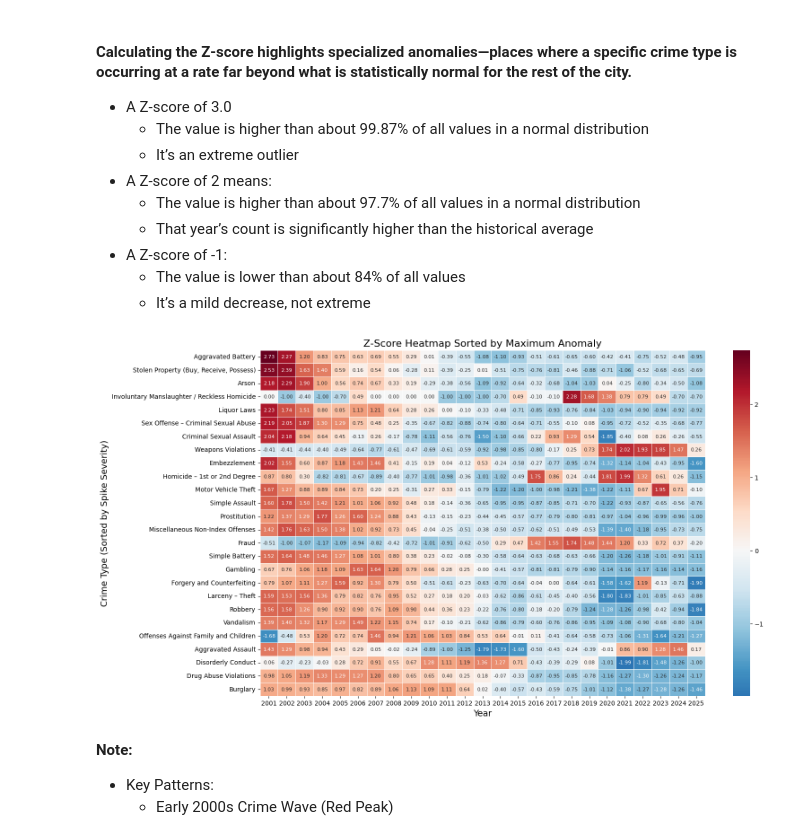
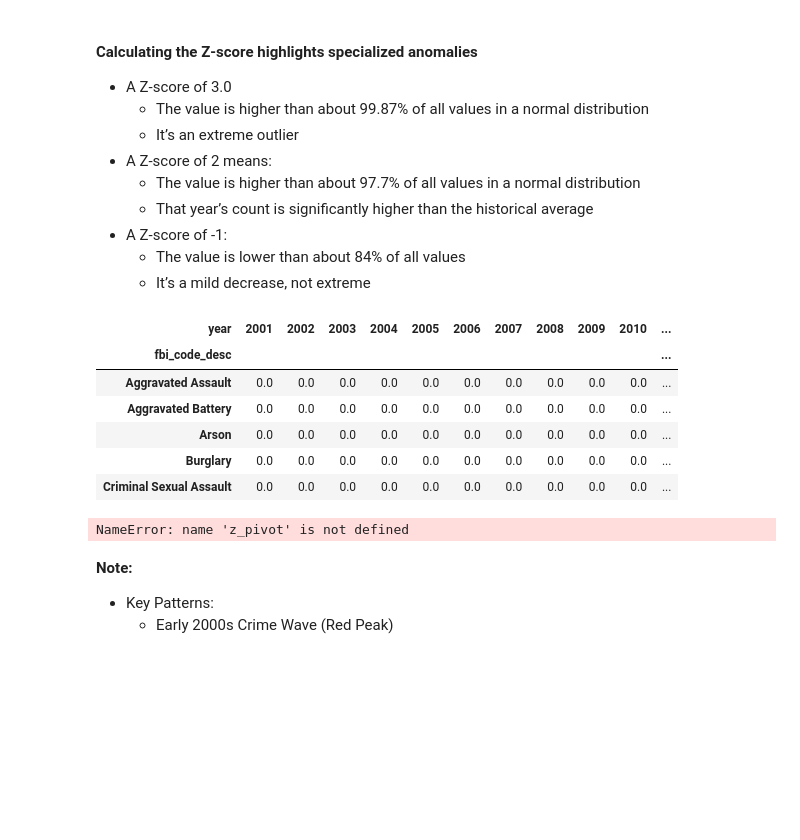
Before and after one commit to SirErikPak/ChicagoCrime, a Jupyter notebook: Notebook/ChicagoCrimeDataAnalysis.ipynb, the cells around one changed output. Cells and saved outputs as stored; diff of their text form; code cells hidden in the pictures; blank space fills up the shorter version.

```diff
--- a/Notebook/ChicagoCrimeDataAnalysis.ipynb
+++ b/Notebook/ChicagoCrimeDataAnalysis.ipynb
@@ -56,5 +85,5 @@ df = table.to_pandas(types_mapper=pd.ArrowDtype)
 # %% [markdown]
-#### Calculating the Z-score highlights specialized anomalies—places where a specific crime type is occurring at a rate far beyond what is statistically normal for the rest of the city.
+#### Calculating the Z-score highlights specialized anomalies
 - A Z-score of 3.0
     - The value is higher than about 99.87% of all values in a normal distribution
     - It’s an extreme outlier
@@ -90,3 +96,22 @@ z_pivot = yearly.pivot(index="fbi_code_desc", columns="year", values="z_score").
+# %%
+# Aggregate counts
+yearly = (
+    df.groupby(['year', 'fbi_code_desc'], observed=False)
+    .size()
+    .reset_index(name='count')
+)
+# Calculate z-scores
+z_score = z_score.calculate_crime_zscores(yearly, 'fbi_code_desc', 'year')
+# Display
+z_score.head()
+# %% [output]
+| year | 2001 | 2002 | 2003 | 2004 | 2005 | 2006 | 2007 | 2008 | 2009 | 2010 | ... |
+| fbi_code_desc |  |  |  |  |  |  |  |  |  |  | ... |
+| Aggravated Assault | 0.0 | 0.0 | 0.0 | 0.0 | 0.0 | 0.0 | 0.0 | 0.0 | 0.0 | 0.0 | ... |
+| Aggravated Battery | 0.0 | 0.0 | 0.0 | 0.0 | 0.0 | 0.0 | 0.0 | 0.0 | 0.0 | 0.0 | ... |
+| Arson | 0.0 | 0.0 | 0.0 | 0.0 | 0.0 | 0.0 | 0.0 | 0.0 | 0.0 | 0.0 | ... |
+| Burglary | 0.0 | 0.0 | 0.0 | 0.0 | 0.0 | 0.0 | 0.0 | 0.0 | 0.0 | 0.0 | ... |
+| Criminal Sexual Assault | 0.0 | 0.0 | 0.0 | 0.0 | 0.0 | 0.0 | 0.0 | 0.0 | 0.0 | 0.0 | ... |
 # %%
 # Sort columns by maximum z‑score (years with biggest spikes first)
 # z_sorted_cols = z_pivot[z_pivot.max().sort_values(ascending=False).index]
@@ -95,7 +120,7 @@ z_pivot = yearly.pivot(index="fbi_code_desc", columns="year", values="z_score").
 z_sorted = z_pivot.loc[z_pivot.max(axis=1).sort_values(ascending=False).index]
 
 # Create the Heatmap
-plt.figure(figsize=(16, 10))
+plt.figure(figsize=(24, 16))
 sns.heatmap(
     z_sorted,
     cmap="RdBu_r",         # Red for high Z-scores, Blue for low
@@ -112,7 +137,7 @@ plt.ylabel("Crime Type (Sorted by Spike Severity)", fontsize=14)
 plt.savefig("../Image/cluster_Heatmap_z-score_analysis.png", dpi=600, bbox_inches='tight')
 plt.show()
 # %% [output]
-[figure, removed]
+NameError: name 'z_pivot' is not defined
 # %% [markdown]
 **Note:**
 - Key Patterns:
```
Also changed, not shown: parts of 4 cells of this notebook.
